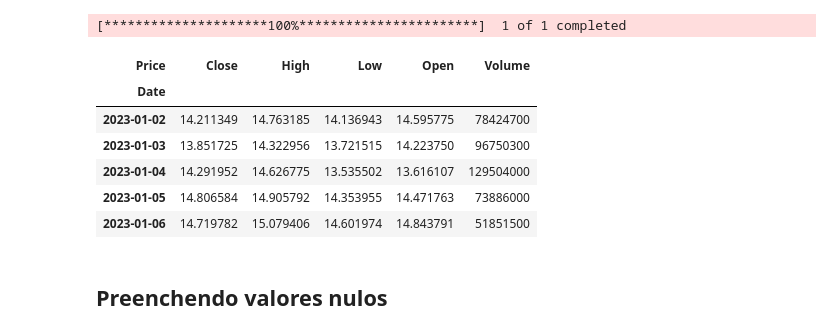
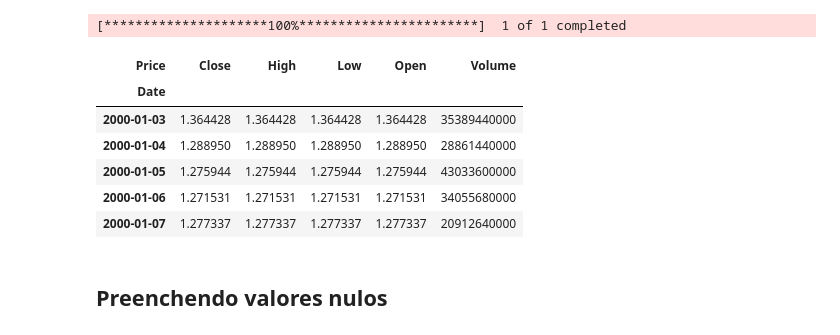
Before and after one commit to mateus-heck/sotck-price-predictor, a Jupyter notebook: price_predictor copy.ipynb, the cells around one changed output. Cells and saved outputs as stored; diff of their text form; code cells hidden in the pictures.

```diff
--- a/price_predictor copy.ipynb
+++ b/price_predictor copy.ipynb
@@ -58,17 +60,17 @@ def download_stock_data(ticker, start_date, end_date):
         raise ValueError(f"No data found for ticker {ticker} between {start_date} and {end_date}.")
     return data
 # %%
-df = download_stock_data('PETR4.SA', '2020-01-01', '2025-01-01')
+df = download_stock_data('PETR4.SA', '2000-01-01', '2025-01-01')
 df.head()
 # %% [output]
 [*********************100%***********************]  1 of 1 completed
 | Price | Close | High | Low | Open | Volume |
 | Date |  |  |  |  |  |
-| 2023-01-02 | 14.211349 | 14.763185 | 14.136943 | 14.595775 | 78424700 |
-| 2023-01-03 | 13.851725 | 14.322956 | 13.721515 | 14.223750 | 96750300 |
-| 2023-01-04 | 14.291952 | 14.626775 | 13.535502 | 13.616107 | 129504000 |
-| 2023-01-05 | 14.806584 | 14.905792 | 14.353955 | 14.471763 | 73886000 |
-| 2023-01-06 | 14.719782 | 15.079406 | 14.601974 | 14.843791 | 51851500 |
+| 2000-01-03 | 1.364428 | 1.364428 | 1.364428 | 1.364428 | 35389440000 |
+| 2000-01-04 | 1.288950 | 1.288950 | 1.288950 | 1.288950 | 28861440000 |
+| 2000-01-05 | 1.275944 | 1.275944 | 1.275944 | 1.275944 | 43033600000 |
+| 2000-01-06 | 1.271531 | 1.271531 | 1.271531 | 1.271531 | 34055680000 |
+| 2000-01-07 | 1.277337 | 1.277337 | 1.277337 | 1.277337 | 20912640000 |
 # %% [markdown]
 ## Preenchendo valores nulos
 # %%
```
Also changed, not shown: parts of 34 cells of this notebook.
